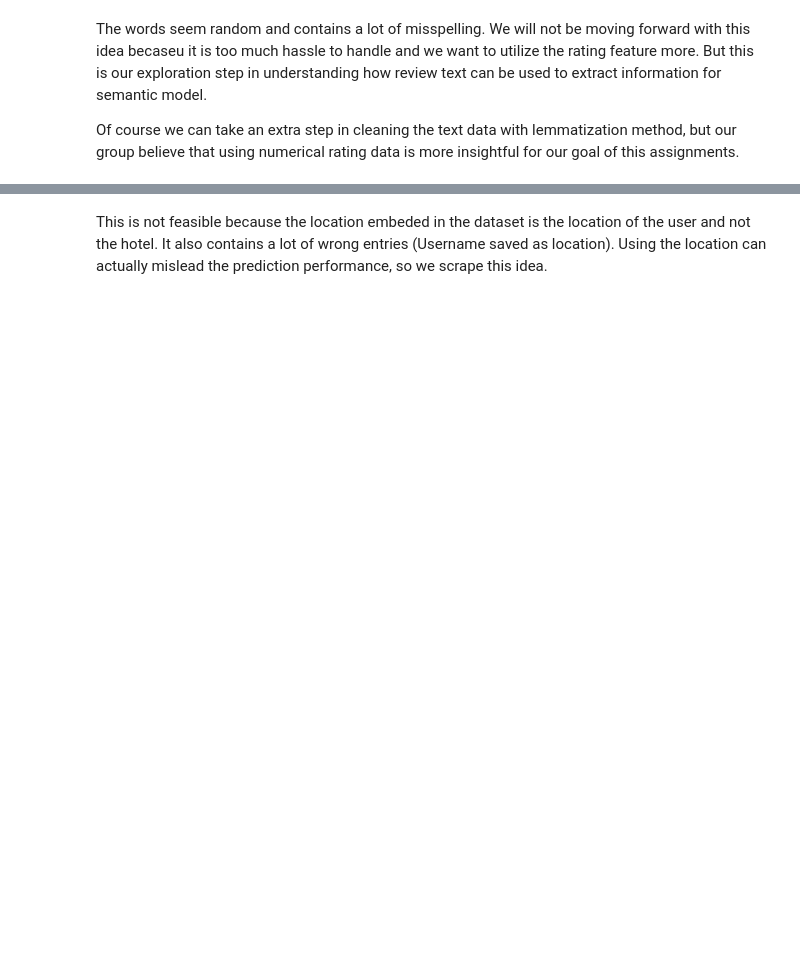
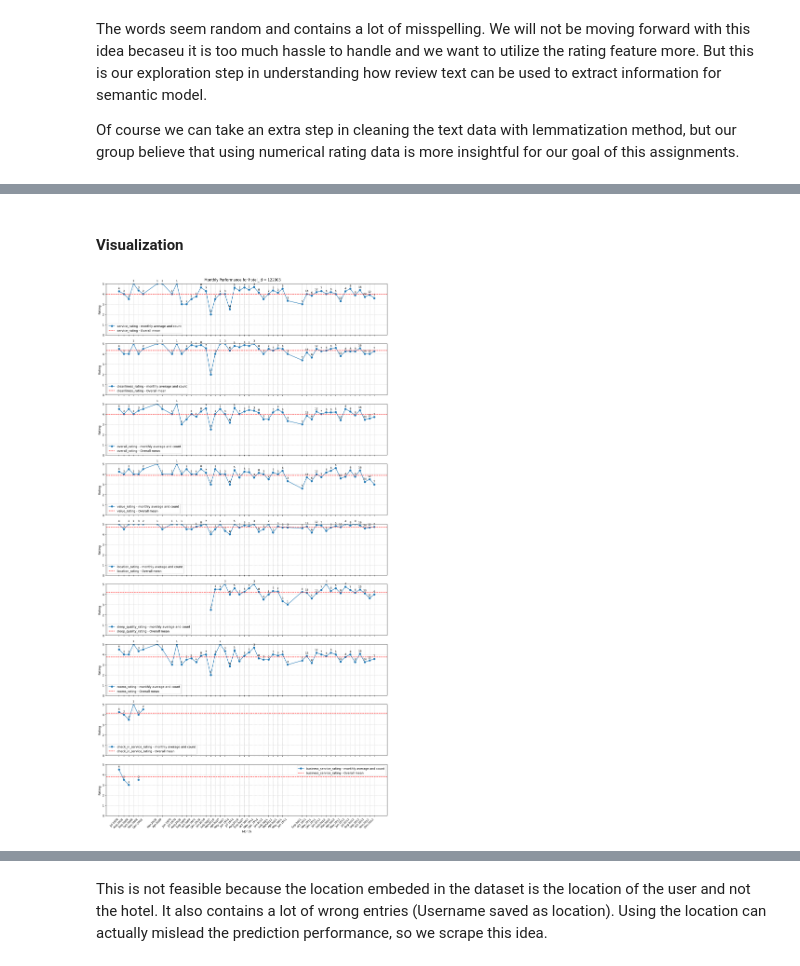
Before and after one commit to nadiavictoria/IS512-Hotel-Analytics, a Jupyter notebook: notebooks/02_exploratory_analysis.ipynb, the cells around one changed output, grey strips where cells are left out. Saved outputs shown, nothing was run; the diff lists cells and outputs as text; code cells hidden in the pictures; blank space fills up the shorter version.

Commit message:
performance specifically by 1 hotel

```diff
--- a/notebooks/02_exploratory_analysis.ipynb
+++ b/notebooks/02_exploratory_analysis.ipynb
@@ -1460,0 +1484,7 @@ Of course we can take an extra step in cleaning the text data with lemmatization
+# %%
+# The hotel id the we want to see the detail of
+picked_hotel_id = "122005"
+
+# Filter to that hotel only
+curr_hotel_df = reviews_df[reviews_df['hotel_id'] == picked_hotel_id]
+curr_hotel_df.head(3)
@@ -1460,0 +1498,10 @@ Of course we can take an extra step in cleaning the text data with lemmatization
+# %%
+# Create month-year column
+curr_hotel_df['month_year'] = curr_hotel_df['review_date'].dt.to_period('M')
+
+rating_cols = ['service_rating','cleanliness_rating','overall_rating','value_rating','location_rating','sleep_quality_rating','rooms_rating','check_in_service_rating','business_service_rating']
+
+# Group by month-year and calculate mean and count of ratings
+monthly_summary = curr_hotel_df.groupby('month_year')[rating_cols].agg(['mean', 'count'])
+
+monthly_summary.head()
@@ -1460,0 +1517,44 @@ Of course we can take an extra step in cleaning the text data with lemmatization
+# %% [markdown]
+#### **Visualization**
+# %%
+# Prepare subplots
+fig, ax = plt.subplots(nrows=9, ncols=1, figsize=(14, 27), sharex=True)
+
+for i, col in enumerate(rating_cols):
+    # Select overall_rating mean and count
+    curr_mean = monthly_summary[(col, 'mean')]
+    curr_count = monthly_summary[(col, 'count')]
+
+    # Count category mean for average horizontal line
+    category_mean = curr_hotel_df[col].mean()
+
+    # Convert index to timestamp for plotting
+    curr_mean.index = curr_mean.index.to_timestamp()
+    curr_count.index = curr_count.index.to_timestamp()
+
+    # Plot the performance for each month
+    ax[i].plot(curr_mean.index, curr_mean, marker='o', label=f'{col} - monthly average and count')
+
+    # Show the count of reviews label on top of data points
+    for x, y, count in zip(curr_mean.index, curr_mean, curr_count):
+        ax[i].text(x, y + 0.15, str(int(count)), ha='center', va='bottom', fontsize=9)
+
+
+    ax[i].axhline(category_mean, color='red', linestyle='--', label=f'{col} - Overall mean')
+    ax[i].set_ylabel('Rating')
+    ax[i].set_ylim(0, 5)
+    ax[i].grid(linestyle = '--', linewidth = 0.5)
+    ax[i].legend()
+
+    ax[i].set_xticks(curr_mean.index)
+    ax[i].set_xticklabels([x.strftime('%b-%Y') for x in curr_mean.index], rotation=45, ha='right', fontsize=9)
+
+ax[-1].set_xlabel('Month')
+
+plt.xticks(rotation=45)
+plt.suptitle(f'Monthly Performance for hotel_id = {picked_hotel_id}')
+plt.tight_layout()
+plt.subplots_adjust(top=0.97)
+plt.show()
+# %% [output]
+[figure, added]
```
Also changed, not shown: parts of 24 cells of this notebook.
